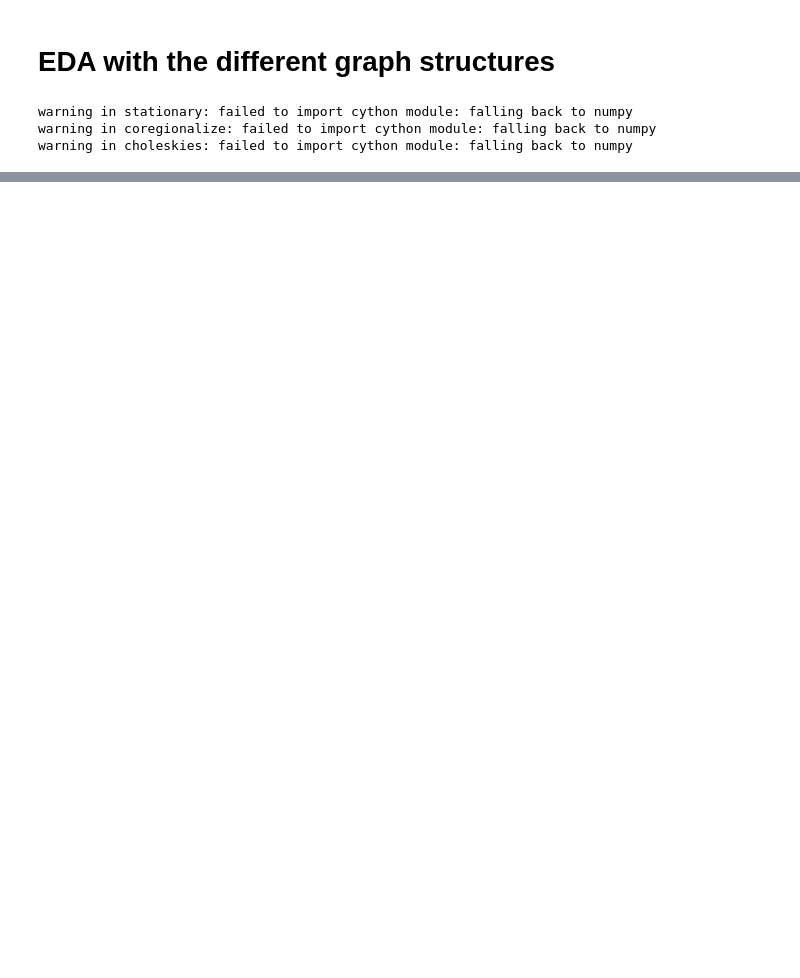
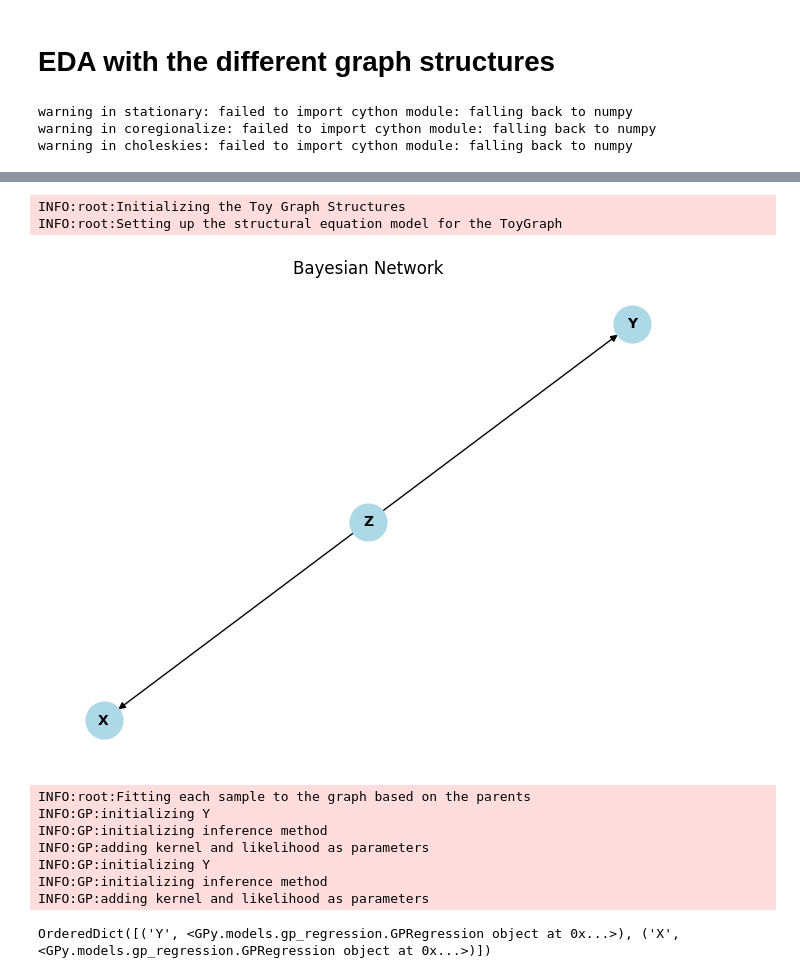
Before and after one commit to FearTheDeer9/AmortizedBayesianOptimization, a Jupyter notebook: experiments/node_experiments.ipynb, the cells around one changed output, grey strips where cells are left out. Cells and saved outputs as stored; diff of their text form; code cells hidden in the pictures; blank space fills up the shorter version.

```diff
--- a/experiments/node_experiments.ipynb
+++ b/experiments/node_experiments.ipynb
@@ -41,0 +43,18 @@ ValueError: all the input array dimensions except for the concatenation axis mus
+# %%
+graph1 = ToyGraph()
+graph1.mispecify_graph([("Z", "X"), ("Z", "Y")])
+graph1.show_graphical_model()
+graph1.fit_samples_to_graph(samples)
+print(graph1.functions)
+# %% [output]
+INFO:root:Initializing the Toy Graph Structures
+INFO:root:Setting up the structural equation model for the ToyGraph
+[figure, added]
+INFO:root:Fitting each sample to the graph based on the parents
+INFO:GP:initializing Y
+INFO:GP:initializing inference method
+INFO:GP:adding kernel and likelihood as parameters
+INFO:GP:initializing Y
+INFO:GP:initializing inference method
+INFO:GP:adding kernel and likelihood as parameters
+OrderedDict([('Y', <GPy.models.gp_regression.GPRegression object at 0x...>), ('X', <GPy.models.gp_regression.GPRegression object at 0x...>)])
```
Also changed, not shown: parts of 9 cells of this notebook, 9 other files.
